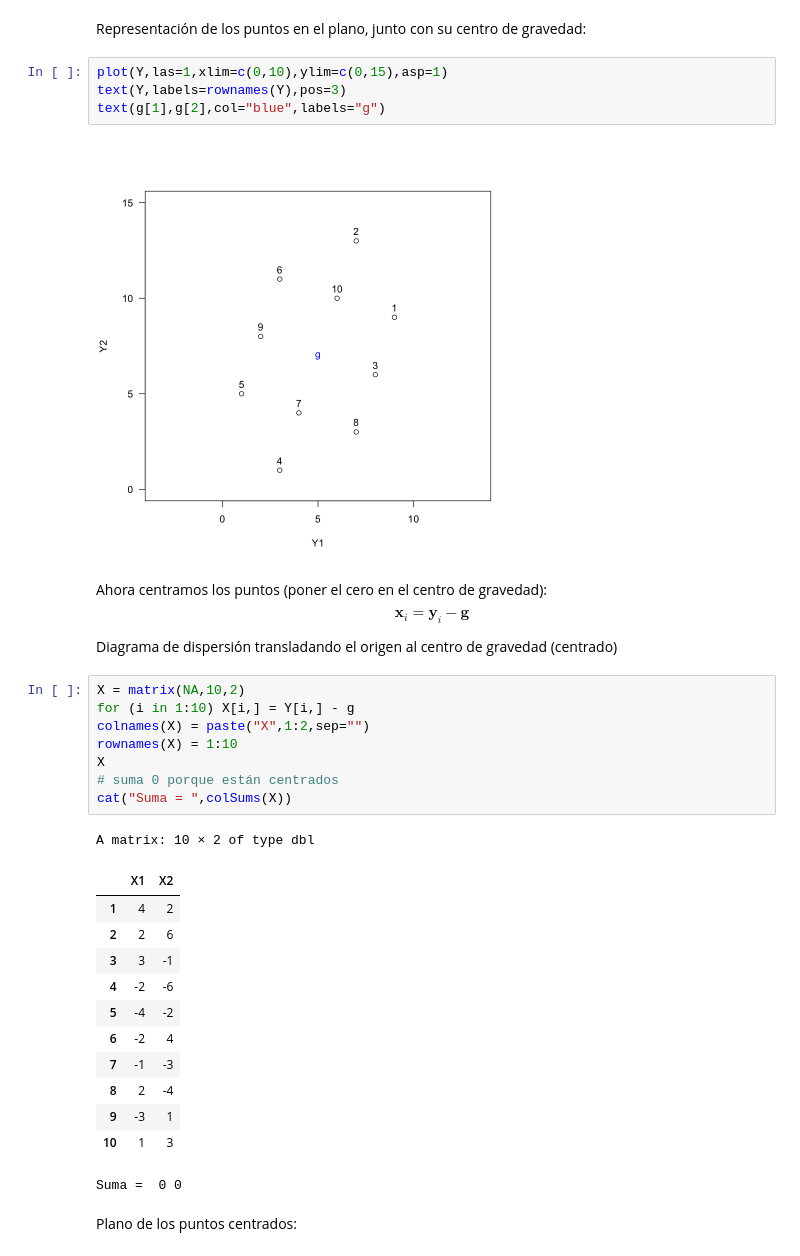
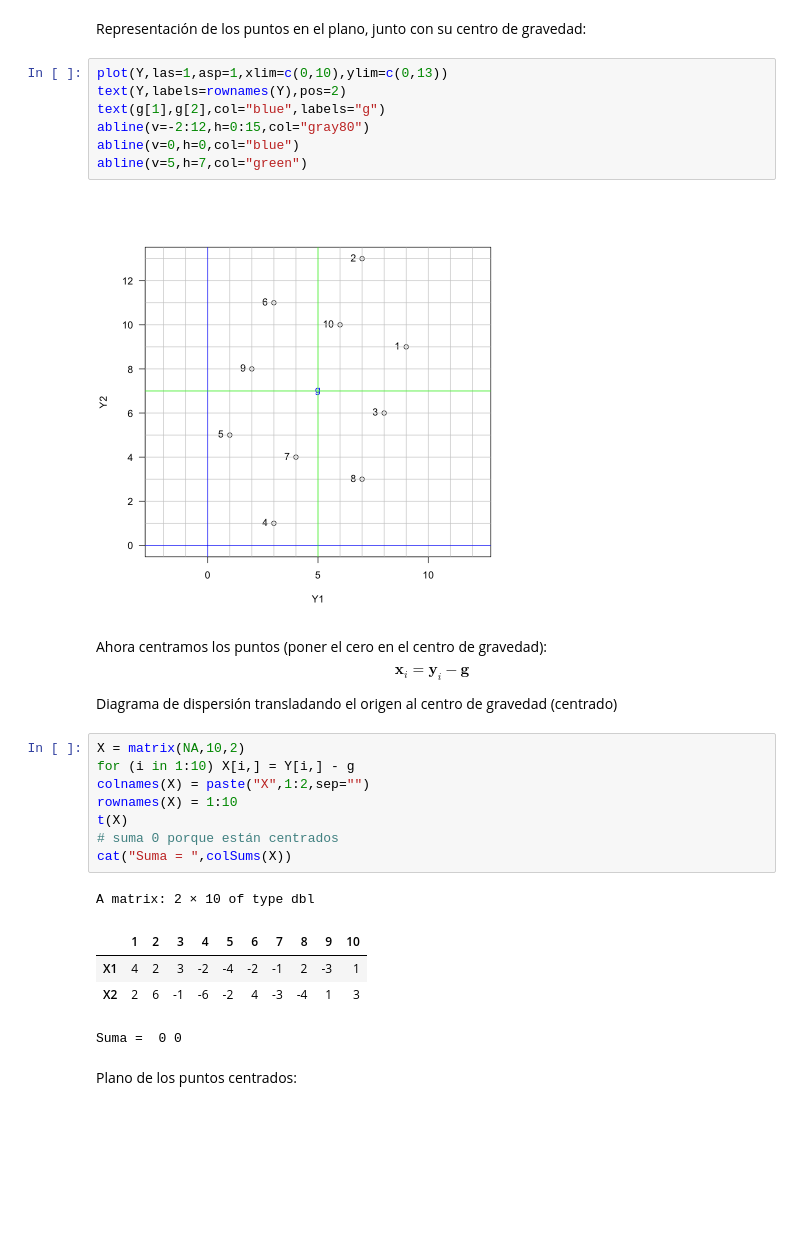
Before and after one commit to AprendizajeProfundo/diplomado-ciencia-de-datos, a Jupyter notebook: Metodos-exploratorios-mutlivariados/Cuadernos/ACPcienciaDatos.ipynb, the cells around one changed output. Cells and saved outputs as stored; diff of their text form; blank space fills up the shorter version.

```diff
--- a/Metodos-exploratorios-mutlivariados/Cuadernos/ACPcienciaDatos.ipynb
+++ b/Metodos-exploratorios-mutlivariados/Cuadernos/ACPcienciaDatos.ipynb
@@ -128,11 +133,14 @@ Centro de gravedad = g =  5 7
 # %% [markdown]
 Representación de los puntos en el plano, junto con su centro de gravedad:
 # %%
-plot(Y,las=1,xlim=c(0,10),ylim=c(0,15),asp=1)
-text(Y,labels=rownames(Y),pos=3)
+plot(Y,las=1,asp=1,xlim=c(0,10),ylim=c(0,13))
+text(Y,labels=rownames(Y),pos=2)
 text(g[1],g[2],col="blue",labels="g")
+abline(v=-2:12,h=0:15,col="gray80")
+abline(v=0,h=0,col="blue")
+abline(v=5,h=7,col="green")
 # %% [output]
-[figure, old version]
+[figure, new version]
 # %% [markdown]
 Ahora centramos los puntos (poner el cero en el centro de gravedad):
 $$
@@ -145,22 +153,14 @@ X = matrix(NA,10,2)
 for (i in 1:10) X[i,] = Y[i,] - g
 colnames(X) = paste("X",1:2,sep="")
 rownames(X) = 1:10
-X
+t(X)
 # suma 0 porque están centrados
 cat("Suma = ",colSums(X))
 # %% [output]
-A matrix: 10 × 2 of type dbl
+A matrix: 2 × 10 of type dbl
-|  | X1 | X2 |
-| 1 | 4 | 2 |
-| 2 | 2 | 6 |
-| 3 | 3 | -1 |
-| 4 | -2 | -6 |
-| 5 | -4 | -2 |
-| 6 | -2 | 4 |
-| 7 | -1 | -3 |
-| 8 | 2 | -4 |
-| 9 | -3 | 1 |
-| 10 | 1 | 3 |
+|  | 1 | 2 | 3 | 4 | 5 | 6 | 7 | 8 | 9 | 10 |
+| X1 | 4 | 2 | 3 | -2 | -4 | -2 | -1 | 2 | -3 | 1 |
+| X2 | 2 | 6 | -1 | -6 | -2 | 4 | -3 | -4 | 1 | 3 |
 Suma =  0 0
 # %% [markdown]
 Plano de los puntos centrados:
```
Also changed, not shown: parts of 159 cells of this notebook.
